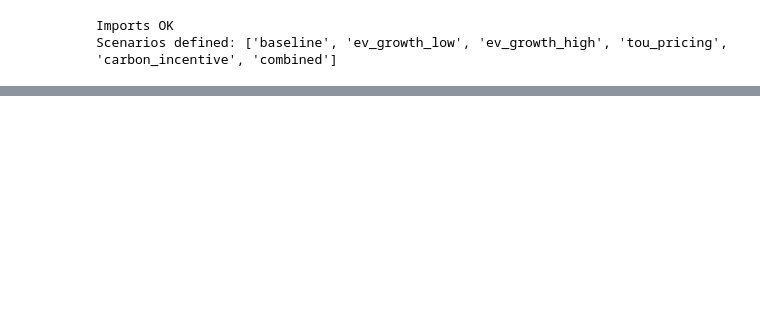
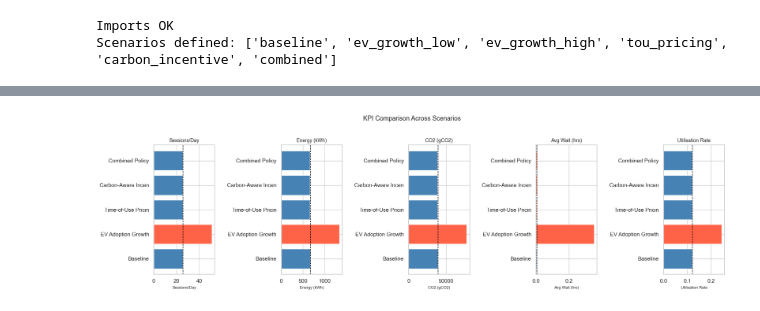
Before and after one commit to NguyenIslandBoy/ev-digital-twin, a Jupyter notebook: notebooks/03_scenarios.ipynb, the cells around one changed output, grey strips where cells are left out. Cells and saved outputs as stored; diff of their text form; code cells hidden in the pictures; blank space fills up the shorter version.

```diff
--- a/notebooks/03_scenarios.ipynb
+++ b/notebooks/03_scenarios.ipynb
@@ -81,0 +137,28 @@ combined                    Combined Policy                      0.0         0.0
+# %%
+kpi_labels = {
+    "sessions_completed_mean": "Sessions/Day",
+    "energy_kwh_mean":         "Energy (kWh)",
+    "co2_g_mean":              "CO2 (gCO2)",
+    "avg_wait_hrs_mean":       "Avg Wait (hrs)",
+    "avg_utilisation_mean":    "Utilisation Rate",
+}
+
+fig, axes = plt.subplots(1, 5, figsize=(18, 5))
+
+for ax, (col, label) in zip(axes, kpi_labels.items()):
+    vals     = summary[col].values
+    names = [s[:18] for s in summary["scenario"].values]
+    baseline = vals[0]
+    colours  = ["steelblue" if v <= baseline else "tomato" for v in vals]
+
+    ax.barh(names, vals, color=colours)
+    ax.axvline(baseline, color="black", linestyle="--", linewidth=1, label="Baseline")
+    ax.set_title(label, fontsize=10)
+    ax.set_xlabel(label, fontsize=8)
+
+plt.suptitle("KPI Comparison Across Scenarios", fontsize=13, y=1.02)
+plt.tight_layout()
+plt.savefig("outputs/scenario_kpi_comparison.png", dpi=150, bbox_inches="tight")
+plt.show()
+# %% [output]
+[figure, added]
```
Also changed, not shown: parts of 8 cells of this notebook, 11 other files.
